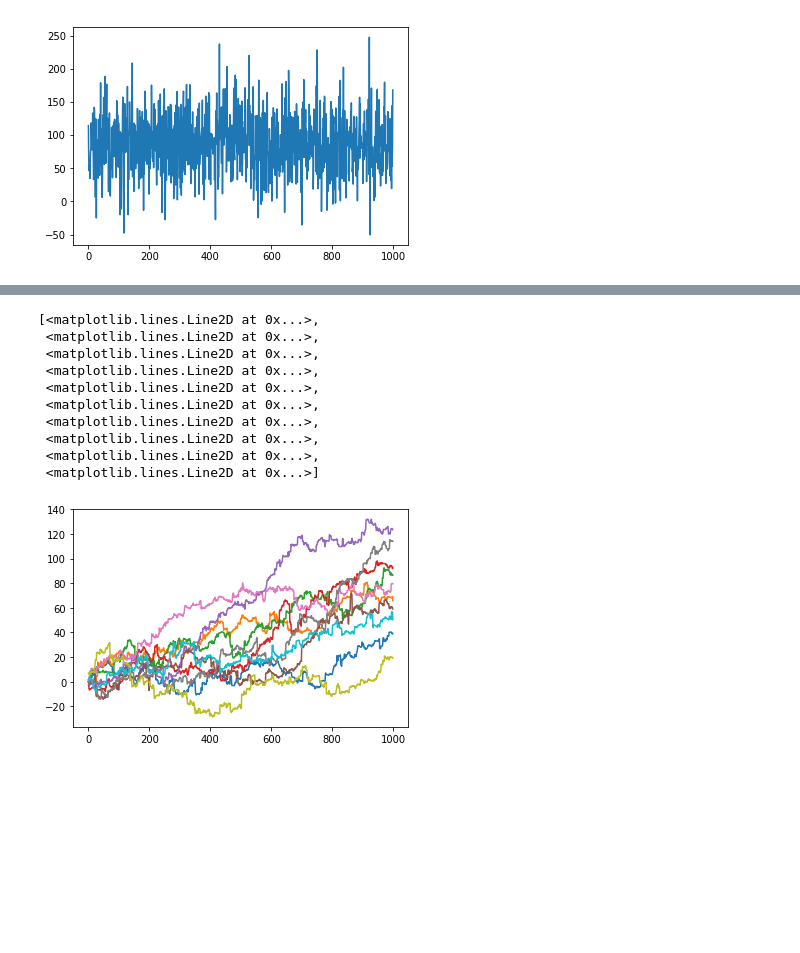
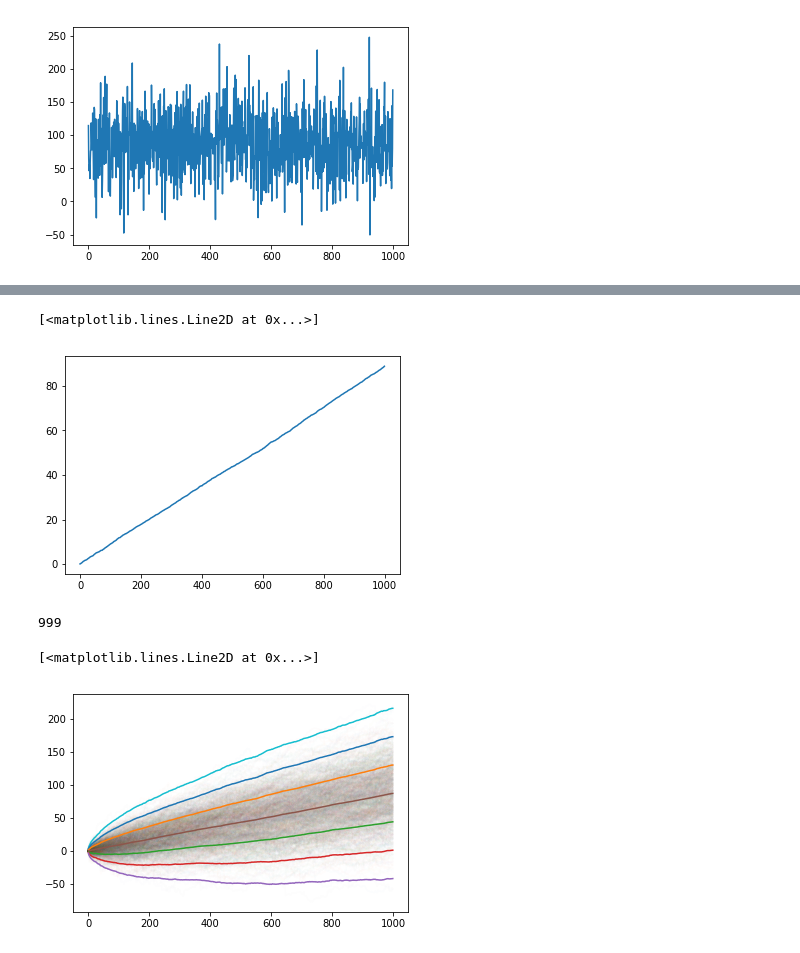
Before and after one commit to longtailfinancial/AlphaEngine, a Jupyter notebook: stu_scratch/Metrics.ipynb, the cells around one changed output, grey strips where cells are left out. Saved outputs shown, nothing was run; the diff lists cells and outputs as text; code cells hidden in the pictures; blank space fills up the shorter version.

```diff
--- a/stu_scratch/Metrics.ipynb
+++ b/stu_scratch/Metrics.ipynb
@@ -61,7 +61,7 @@ class FileInstrument:
     def __repr__(self):
         return self.data.__repr__()
 # %%
-def monte_carlo(asset, strategy, samples=1000, simulations=1000):
+def monte_carlo(asset, strategy, samples=1000, simulations=999):
     returns = asset['forward_returns'][strategy]
     mcs = np.stack([np.cumsum(np.random.choice(returns, samples)) for i in range(simulations)])
     return mcs
@@ -160,14 +155,5 @@ KeyboardInterrupt:
 # %%
-plt.plot(mc.T)
+plt.plot(np.mean(mc, axis=0))
 # %% [output]
-[<matplotlib.lines.Line2D at 0x...>,
- <matplotlib.lines.Line2D at 0x...>,
- <matplotlib.lines.Line2D at 0x...>,
- <matplotlib.lines.Line2D at 0x...>,
- <matplotlib.lines.Line2D at 0x...>,
- <matplotlib.lines.Line2D at 0x...>,
- <matplotlib.lines.Line2D at 0x...>,
- <matplotlib.lines.Line2D at 0x...>,
- <matplotlib.lines.Line2D at 0x...>,
- <matplotlib.lines.Line2D at 0x...>]
+[<matplotlib.lines.Line2D at 0x...>]
-[figure, old version]
+[figure, new version]
@@ -173,0 +162,4 @@ plt.plot(mc.T)
+# %%
+len(mc)
+# %% [output]
+999
@@ -173,0 +177,7 @@ plt.plot(mc.T)
+# %%
+plt.plot(mc.T, alpha=0.01)
+plt.plot(bands.T)
+plt.plot(np.mean(mc, axis=0))
+# %% [output]
+[<matplotlib.lines.Line2D at 0x...>]
+[figure, added]
```
Also changed, not shown: parts of 5 cells of this notebook, 2 other files.
